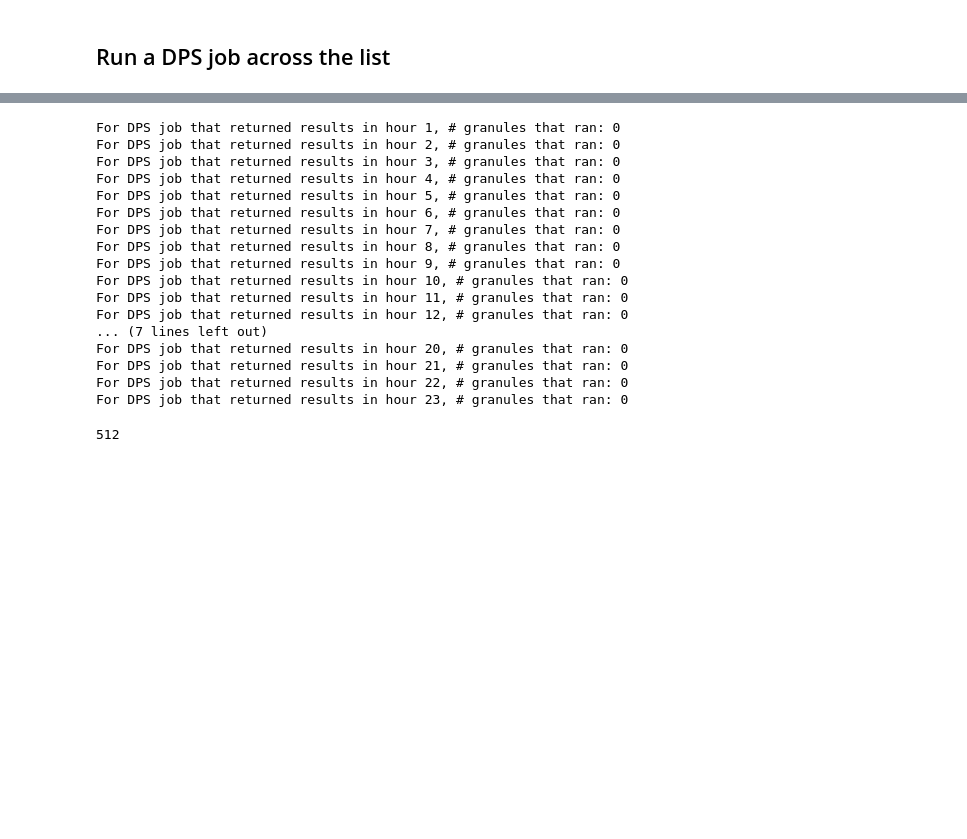
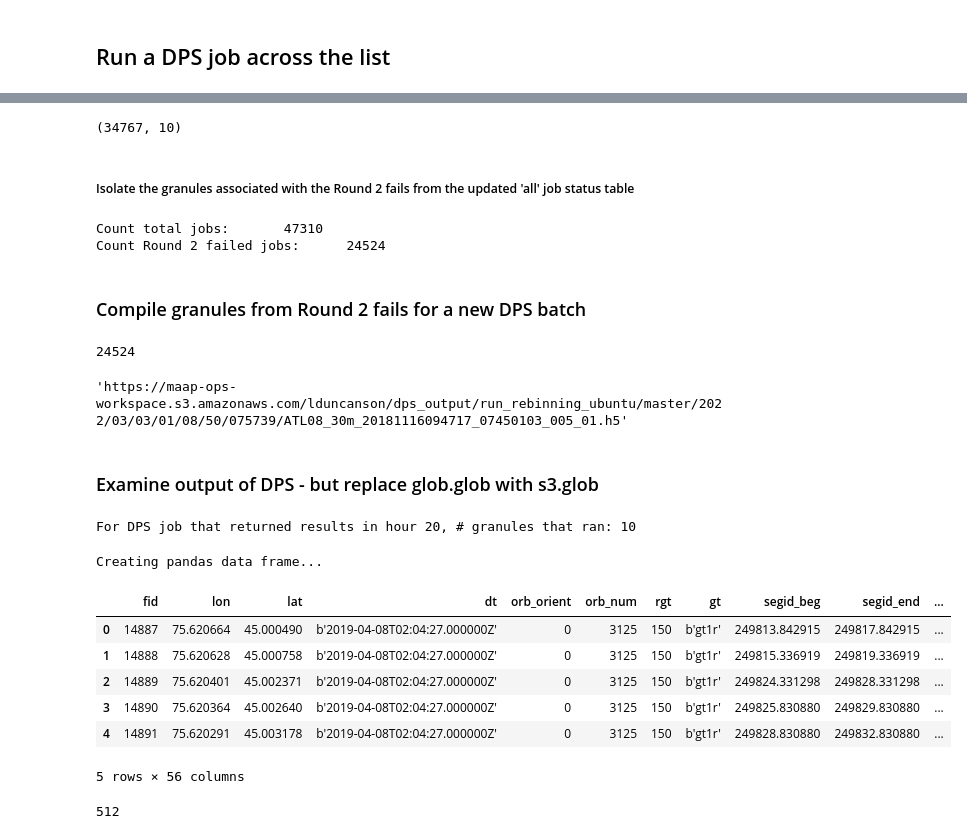
Before and after one commit to lauraduncanson/icesat2_boreal, a Jupyter notebook: dps/alg_2-3/DPS_extract.ipynb, the cells around one changed output, grey strips where cells are left out. Cells and saved outputs as stored; diff of their text form; code cells hidden in the pictures; blank space fills up the shorter version.

```diff
--- a/dps/alg_2-3/DPS_extract.ipynb
+++ b/dps/alg_2-3/DPS_extract.ipynb
@@ -109,0 +167,8 @@ job_results_df
+# %%
+num_jobs_round1 = job_results_df.shape[0]
+z = job_results_df.merge(df, how='left', left_on='job_id', right_on='wps:JobID')
+fails_df = z[z['wps:Status'] =='Failed']
+num_fails_round1 = fails_df.shape[0]
+print(f'Count Round 1 total jobs:\t{num_jobs_round1}')
+print(f'Count Round 1 failed jobs:\t{num_fails_round1}')
+print(f'Count Round 1 jobs for Round 2:\t{num_jobs_round1-num_fails_round1}')
@@ -109,0 +182,3 @@ job_results_df
+# %%
+f = fails_df.iloc[1].tile_num.replace('https://maap-ops-workspace.s3.amazonaws.com/lduncanson','/projects/my-private-bucket')
+!python /projects/icesat2_boreal/dps/alg_2-3/extract_filter_atl08.py --i $f --no-filter-qual --do_30m -o /projects/my-public-bucket/test_output
@@ -110,24 +320,51 @@ job_results_df
+# %%
+job_results_df_all.iloc[num_jobs_round1:].shape
+# %% [output]
+(34767, 10)
+# %% [markdown]
+##### Isolate the granules associated with the Round 2 fails from the updated 'all' job status table
+# %%
+j_results_status = job_results_df_all.iloc[num_jobs_round1:].merge(job_status_df_all, how='left', left_on='job_id', right_on='wps:JobID')
+fails_df_round2 = j_results_status[j_results_status['wps:Status'] =='Failed']
+num_fails_round2 = fails_df_round2.shape[0]
+print(f'Count total jobs:\t{num_jobs_round1}')
+print(f'Count Round 2 failed jobs:\t{num_fails_round2}')
+# %% [output]
+Count total jobs:       47310
+Count Round 2 failed jobs:      24524
+# %% [markdown]
+### Compile granules from Round 2 fails for a new DPS batch
+# %%
+DPS_INPUT_ATL08_GRANULE_LIST_ROUND3 = fails_df_round2.tile_num.to_list()
+print(len(DPS_INPUT_ATL08_GRANULE_LIST_ROUND3))
+DPS_INPUT_ATL08_GRANULE_LIST_ROUND3[0]
+# %% [output]
+24524
+'https://maap-ops-workspace.s3.amazonaws.com/lduncanson/dps_output/run_rebinning_ubuntu/master/2022/03/03/01/08/50/075739/ATL08_30m_20181116094717_07450103_005_01.h5'
+# %% [markdown]
+### Examine output of DPS - but replace glob.glob with s3.glob
 # %%
 #print(f"The data frame show you submitted {len(job_results_df)} jobs. Check the returned results to see if the total returned = total submitted...")
-for JOB_HOUR in range(1,24):
-    returned_results_list = glob.glob(f"/projects/my-private-bucket/dps_output/run_extract_filter_atl08_ubuntu/master/2022/03/02/{JOB_HOUR}/**/_stdout.txt", recursive=True)
+for JOB_HOUR in range(20,21):
+    returned_results_list = glob.glob(f"/projects/my-private-bucket/dps_output/run_extract_filter_atl08_ubuntu/master/2022/03/04/{JOB_HOUR}/**/*.csv", recursive=True)
     print(f"For DPS job that returned results in hour {JOB_HOUR}, # granules that ran: {len(returned_results_list)}")
 # %% [output]
-For DPS job that returned results in hour 1, # granules that ran: 0
-For DPS job that returned results in hour 2, # granules that ran: 0
-For DPS job that returned results in hour 3, # granules that ran: 0
-For DPS job that returned results in hour 4, # granules that ran: 0
-For DPS job that returned results in hour 5, # granules that ran: 0
-For DPS job that returned results in hour 6, # granules that ran: 0
-For DPS job that returned results in hour 7, # granules that ran: 0
-For DPS job that returned results in hour 8, # granules that ran: 0
-For DPS job that returned results in hour 9, # granules that ran: 0
-For DPS job that returned results in hour 10, # granules that ran: 0
-For DPS job that returned results in hour 11, # granules that ran: 0
-For DPS job that returned results in hour 12, # granules that ran: 0
-... (7 lines left out)
-For DPS job that returned results in hour 20, # granules that ran: 0
-For DPS job that returned results in hour 21, # granules that ran: 0
-For DPS job that returned results in hour 22, # granules that ran: 0
-For DPS job that returned results in hour 23, # granules that ran: 0
+For DPS job that returned results in hour 20, # granules that ran: 10
+# %%
+# Merge all files in the list
+print("Creating pandas data frame...")
+atl08_gdf = pd.concat((pd.read_csv(f) for f in returned_results_list ), sort=False, ignore_index=True) # <--generator is (), list is []
+atl08_gdf = gpd.GeoDataFrame(atl08_gdf, geometry=gpd.points_from_xy(atl08_gdf.lon, atl08_gdf.lat), crs='epsg:4326')
+# %% [output]
+Creating pandas data frame...
+# %%
+atl08_gdf.head()
+# %% [output]
+|  | fid | lon | lat | dt | orb_orient | orb_num | rgt | gt | segid_beg | segid_end | ... |
+| 0 | 14887 | 75.620664 | 45.000490 | b'2019-04-08T02:04:27.000000Z' | 0 | 3125 | 150 | b'gt1r' | 249813.842915 | 249817.842915 | ... |
+| 1 | 14888 | 75.620628 | 45.000758 | b'2019-04-08T02:04:27.000000Z' | 0 | 3125 | 150 | b'gt1r' | 249815.336919 | 249819.336919 | ... |
+| 2 | 14889 | 75.620401 | 45.002371 | b'2019-04-08T02:04:27.000000Z' | 0 | 3125 | 150 | b'gt1r' | 249824.331298 | 249828.331298 | ... |
+| 3 | 14890 | 75.620364 | 45.002640 | b'2019-04-08T02:04:27.000000Z' | 0 | 3125 | 150 | b'gt1r' | 249825.830880 | 249829.830880 | ... |
+| 4 | 14891 | 75.620291 | 45.003178 | b'2019-04-08T02:04:27.000000Z' | 0 | 3125 | 150 | b'gt1r' | 249828.830880 | 249832.830880 | ... |
+5 rows × 56 columns
 # %%
```
Also changed, not shown: parts of 25 cells of this notebook, 1 other file.
